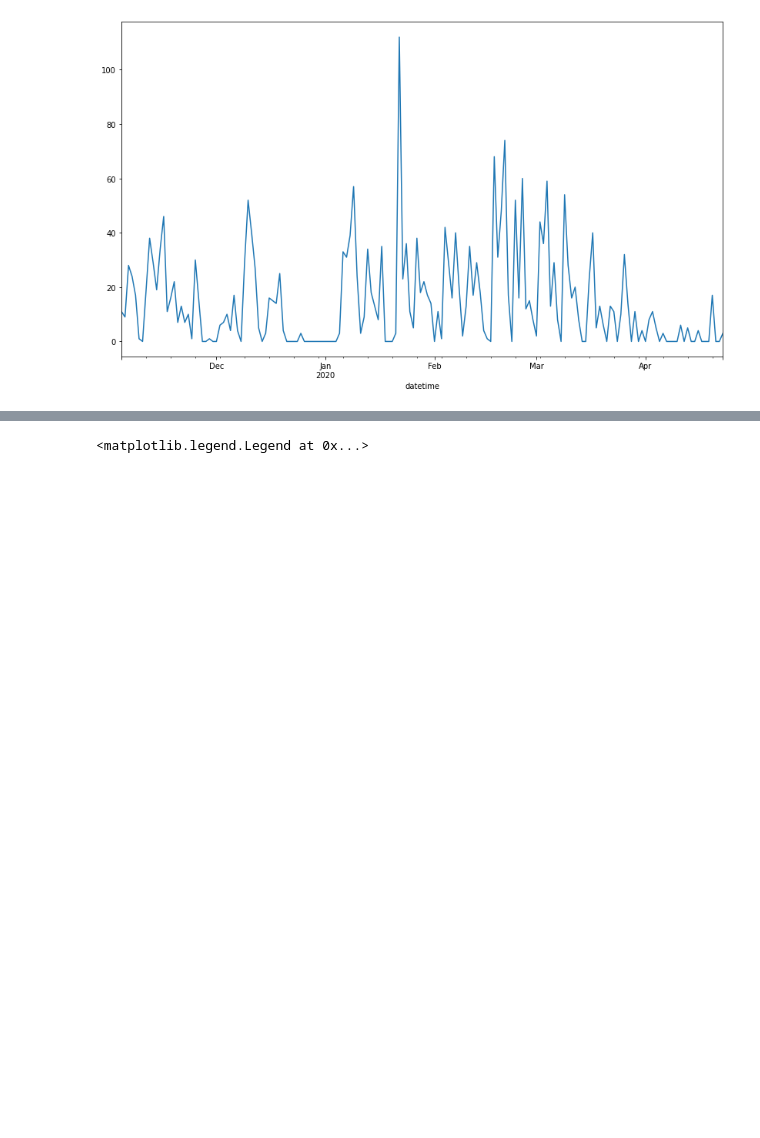
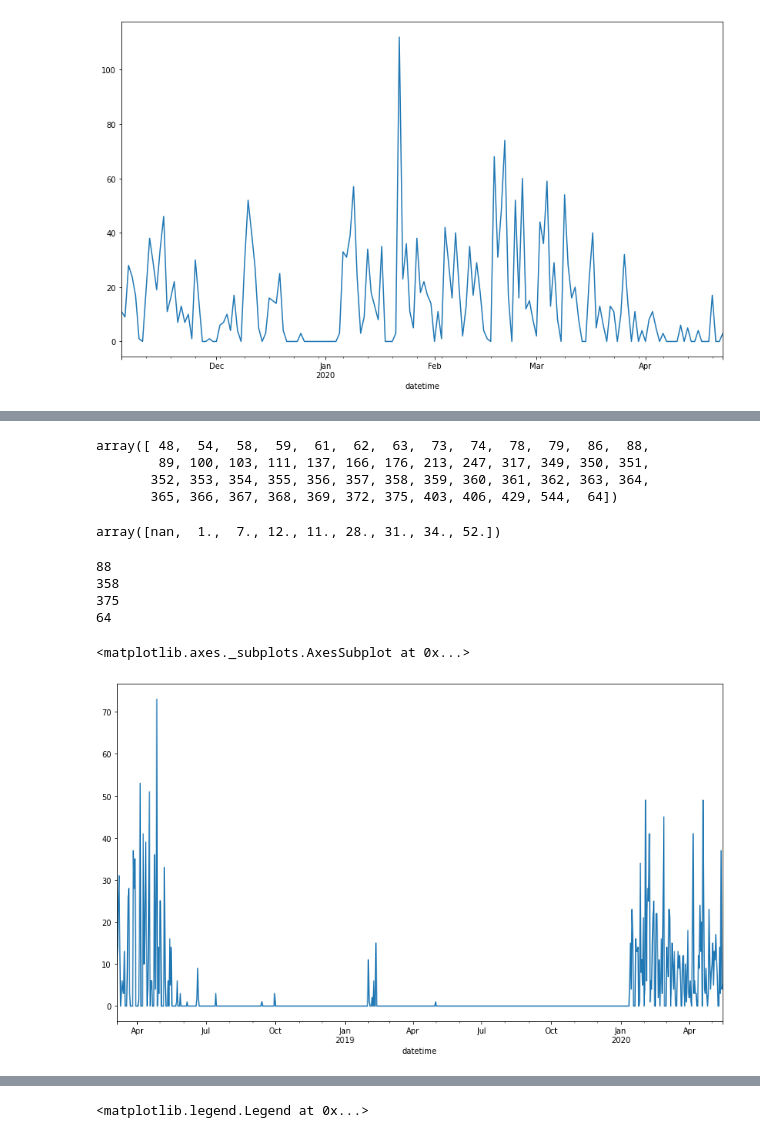
Before and after one commit to CameronGTaylor/anomaly_detection, a Jupyter notebook: time_series_anomaly_detection.ipynb, the cells around one changed output, grey strips where cells are left out. Cells and saved outputs as stored; diff of their text form; code cells hidden in the pictures; blank space fills up the shorter version.

```diff
--- a/time_series_anomaly_detection.ipynb
+++ b/time_series_anomaly_detection.ipynb
@@ -74,0 +99,26 @@ def active_time_for_users(cohort):
+# %%
+df[df.cohort.isna()].user.unique()
+# %% [output]
+array([ 48,  54,  58,  59,  61,  62,  63,  73,  74,  78,  79,  86,  88,
+        89, 100, 103, 111, 137, 166, 176, 213, 247, 317, 349, 350, 351,
+       352, 353, 354, 355, 356, 357, 358, 359, 360, 361, 362, 363, 364,
+       365, 366, 367, 368, 369, 372, 375, 403, 406, 429, 544,  64])
+# %%
+df[df.user.isin(df[df.cohort.isna()].user.unique())].cohort.unique()
+# %% [output]
+array([nan,  1.,  7., 12., 11., 28., 31., 34., 52.])
+# %%
+for person in df[df.cohort.isna()].user.unique():
+    if len(df[df.user==person].cohort.unique()) > 1:
+        print(person)
+# %% [output]
+88
+358
+375
+64
+# %%
+person = 120
+(df.user[df.user==person].resample('D').sum() / person).plot()
+# %% [output]
+<matplotlib.axes._subplots.AxesSubplot at 0x...>
+[figure, added]
```
Also changed, not shown: parts of 39 cells of this notebook.
